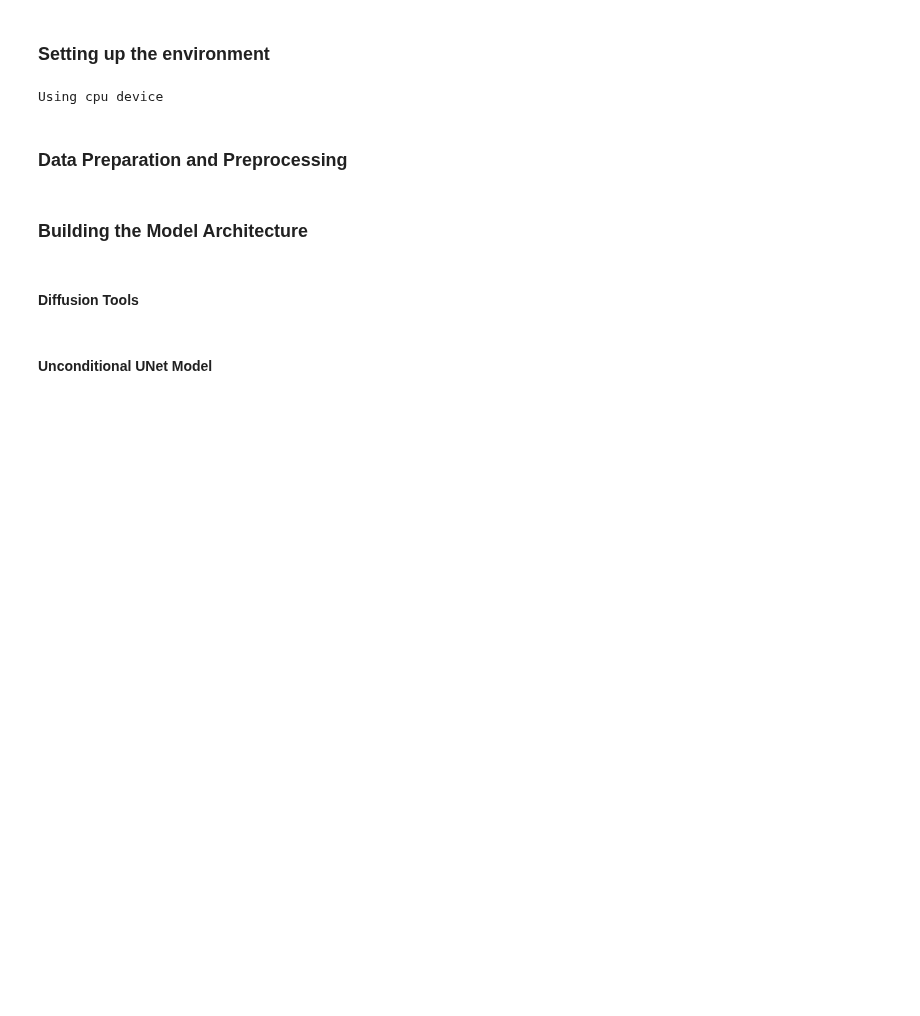
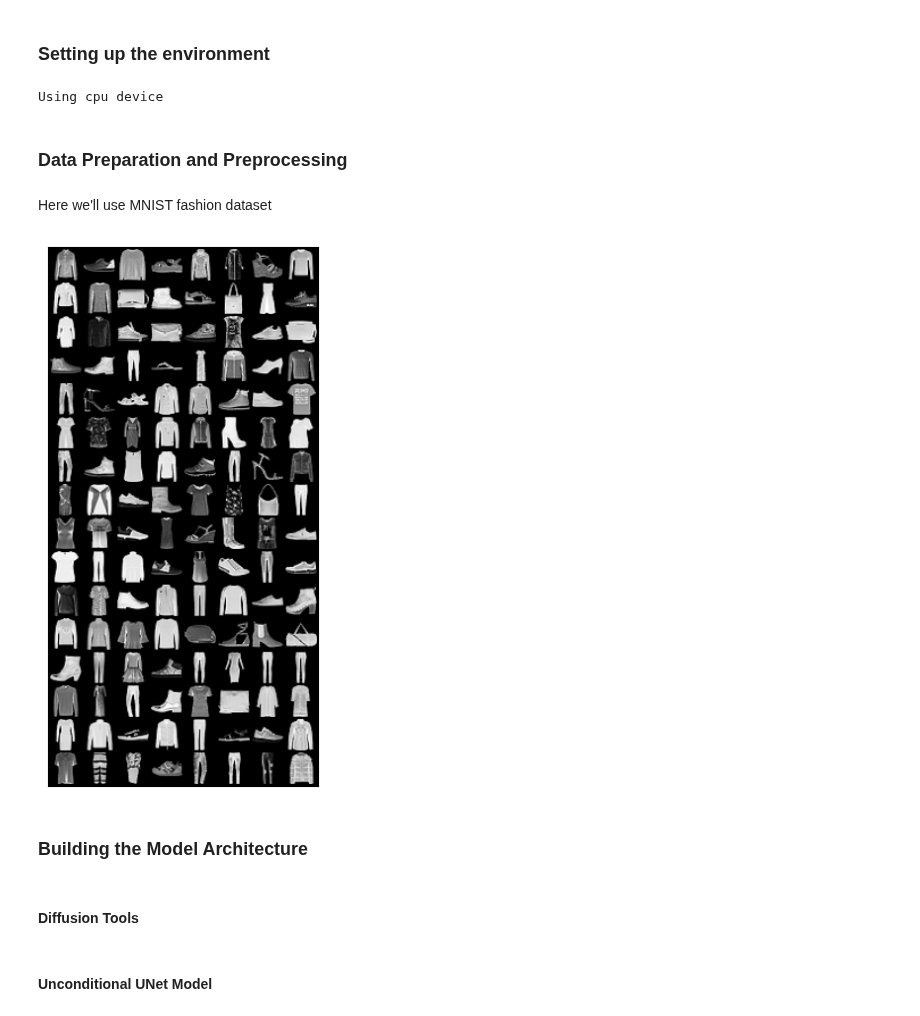
Before and after one commit to arkeodev/computer-vision, a Jupyter notebook: Simple_Diffusion_Models/diffusion_models.ipynb, the cells around one changed output. Drawn from its saved outputs; the diff is of its cells as text; code cells hidden in the pictures; blank space fills up the shorter version.

```diff
--- a/Simple_Diffusion_Models/diffusion_models.ipynb
+++ b/Simple_Diffusion_Models/diffusion_models.ipynb
@@ -393,6 +414,47 @@ print(f'Using {device} device')
 Using cpu device
 # %% [markdown]
 ### Data Preparation and Preprocessing
+# %% [markdown]
+Here we'll use MNIST fashion dataset
+# %%
+class FashionMNISTDataModule(L.LightningDataModule):
+    def __init__(self, data_dir: str = "./data", batch_size: int = 128):
+        super().__init__()
+        self.data_dir = data_dir
+        self.batch_size = batch_size
+        self.transform = Compose([
+            Resize(32),
+            RandomHorizontalFlip(),
+            ToTensor(),
+            Lambda(lambda t: (t * 2) - 1),
+        ])
+
+    def setup(self):
+        self.fashionmnist_train = datasets.FashionMNIST(self.data_dir, train=True, transform=self.transform)
+        self.dims = tuple(self.fashionmnist_train[0][0].shape)
+
+    def train_dataloader(self):
+        return DataLoader(self.fashionmnist_train, batch_size=self.batch_size, shuffle=True, num_workers=2)
+
+# Create an instance of the DataModule
+fashion_mnist_dm = FashionMNISTDataModule(data_dir="./data", batch_size=128)
+fashion_mnist_dm.setup()
+# %%
+def show_images(images, labels, classes):
+    fig, ax = plt.subplots(figsize=(15, 7))
+    ax.set_xticks([]); ax.set_yticks([])
+    images = (images + 1) / 2  # Normalize
+    grid = vutils.make_grid(images, nrow=8)
+    ax.imshow(grid.permute(1, 2, 0).numpy(), cmap='gray')
+    plt.show()
+
+classes = ['T-shirt/top', 'Trouser', 'Pullover', 'Dress', 'Coat',
+           'Sandal', 'Shirt', 'Sneaker', 'Bag', 'Ankle boot']
+
+images, labels = next(iter(fashion_mnist_dm.train_dataloader()))
+show_images(images, labels, classes)
+# %% [output]
+[figure, added]
 # %% [markdown]
 ### Building the Model Architecture
 # %% [markdown]
```
Also changed, not shown: parts of 14 cells of this notebook.
